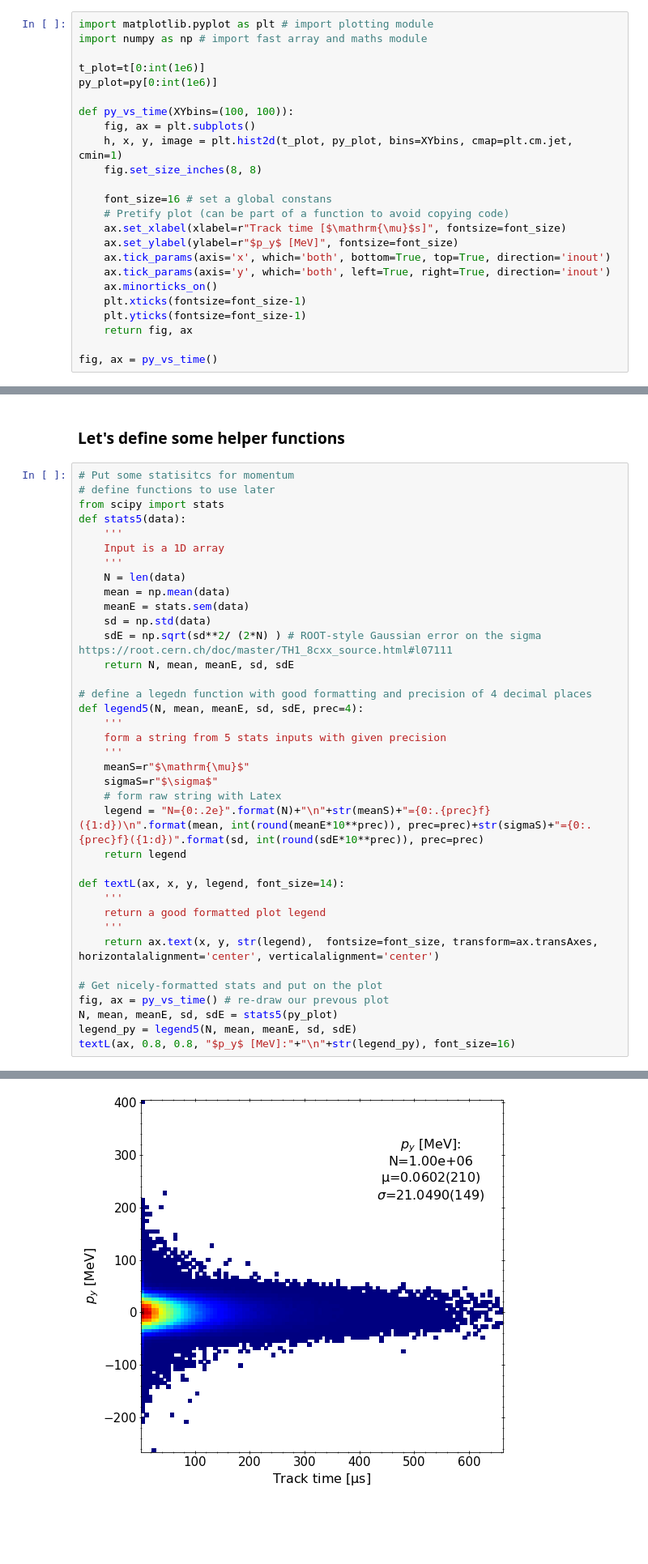
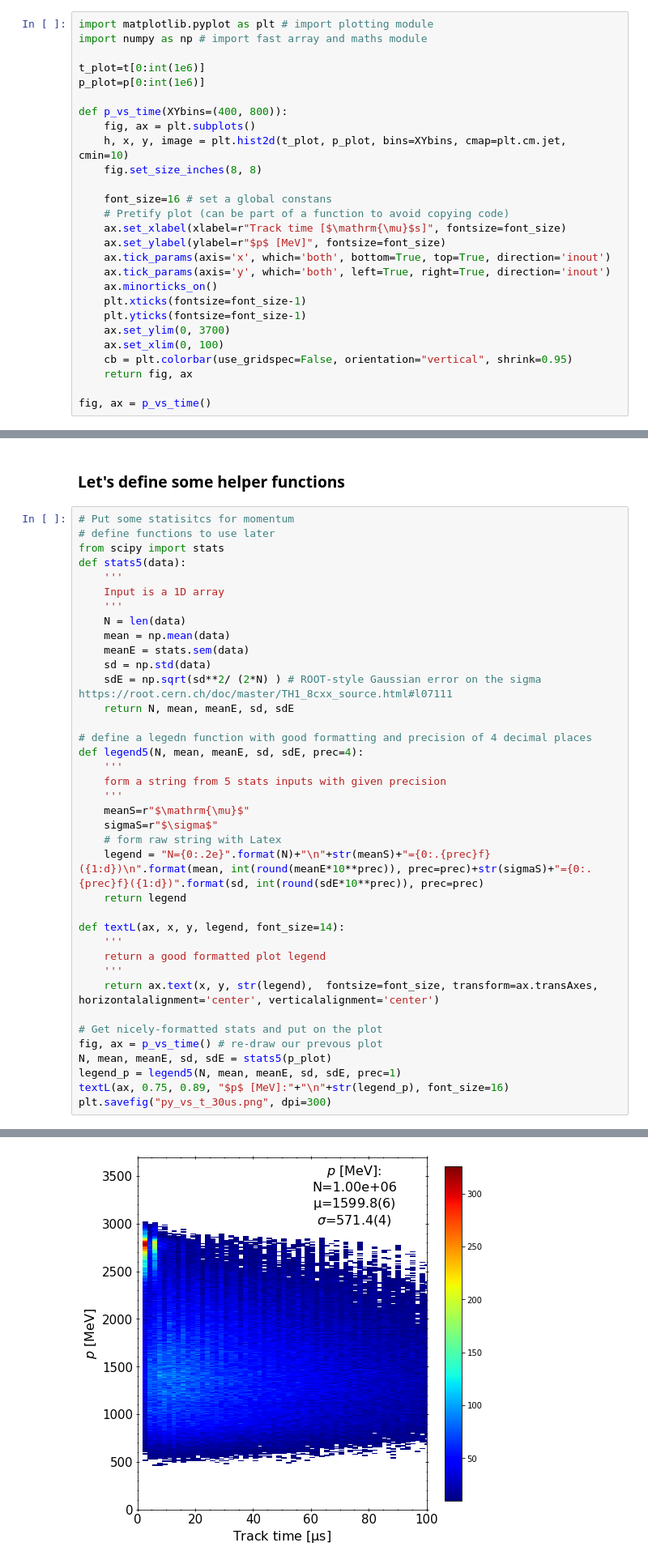
Before and after one commit to glukicov/EDMTracking, a Jupyter notebook: PYReadTree.ipynb, the cells around one changed output, grey strips where cells are left out. Shown at 81% size. Saved outputs shown, nothing was run; the diff lists cells and outputs as text; blank space fills up the shorter version.

```diff
--- a/PYReadTree.ipynb
+++ b/PYReadTree.ipynb
@@ -70,23 +68,26 @@ import matplotlib.pyplot as plt # import plotting module
 import numpy as np # import fast array and maths module
 
 t_plot=t[0:int(1e6)]
-py_plot=py[0:int(1e6)]
+p_plot=p[0:int(1e6)]
 
-def py_vs_time(XYbins=(100, 100)):
+def p_vs_time(XYbins=(400, 800)):
     fig, ax = plt.subplots()
-    h, x, y, image = plt.hist2d(t_plot, py_plot, bins=XYbins, cmap=plt.cm.jet, cmin=1)
+    h, x, y, image = plt.hist2d(t_plot, p_plot, bins=XYbins, cmap=plt.cm.jet, cmin=10)
     fig.set_size_inches(8, 8)
 
     font_size=16 # set a global constans
     # Pretify plot (can be part of a function to avoid copying code)
     ax.set_xlabel(xlabel=r"Track time [$\mathrm{\mu}$s]", fontsize=font_size)
-    ax.set_ylabel(ylabel=r"$p_y$ [MeV]", fontsize=font_size)
+    ax.set_ylabel(ylabel=r"$p$ [MeV]", fontsize=font_size)
     ax.tick_params(axis='x', which='both', bottom=True, top=True, direction='inout')
     ax.tick_params(axis='y', which='both', left=True, right=True, direction='inout')
     ax.minorticks_on()
     plt.xticks(fontsize=font_size-1)
     plt.yticks(fontsize=font_size-1)
+    ax.set_ylim(0, 3700)
+    ax.set_xlim(0, 100)
+    cb = plt.colorbar(use_gridspec=False, orientation="vertical", shrink=0.95)
     return fig, ax
 
-fig, ax = py_vs_time()
+fig, ax = p_vs_time()
 # %% [output]
@@ -128,8 +129,9 @@ def textL(ax, x, y, legend, font_size=14):
     return ax.text(x, y, str(legend),  fontsize=font_size, transform=ax.transAxes, horizontalalignment='center', verticalalignment='center')
 
 # Get nicely-formatted stats and put on the plot
-fig, ax = py_vs_time() # re-draw our prevous plot
-N, mean, meanE, sd, sdE = stats5(py_plot)
-legend_py = legend5(N, mean, meanE, sd, sdE)
-textL(ax, 0.8, 0.8, "$p_y$ [MeV]:"+"\n"+str(legend_py), font_size=16)
+fig, ax = p_vs_time() # re-draw our prevous plot
+N, mean, meanE, sd, sdE = stats5(p_plot)
+legend_p = legend5(N, mean, meanE, sd, sdE, prec=1)
+textL(ax, 0.75, 0.89, "$p$ [MeV]:"+"\n"+str(legend_p), font_size=16)
+plt.savefig("py_vs_t_30us.png", dpi=300)
 # %% [output]
@@ -137,4 +138,4 @@ Text(0.8, 0.8, '$p_y$ [MeV]:\nN=1.00e+06\n$\\mathrm{\\mu}$=0.0602(210)\n$\\sigma
-[figure, old version]
+[figure, new version]
 # %% [markdown]
 ### Now, let's create a cut on track time
 # %%
```
Also changed, not shown: parts of 5 cells of this notebook.
